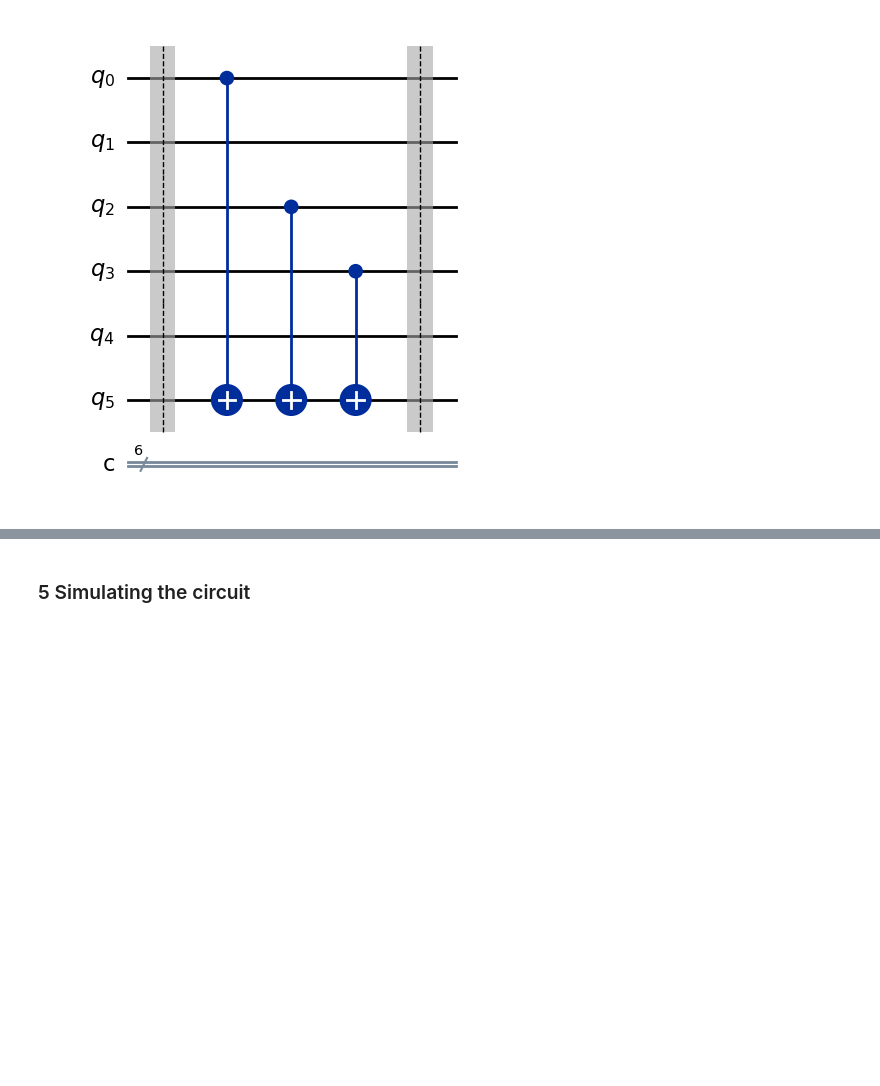
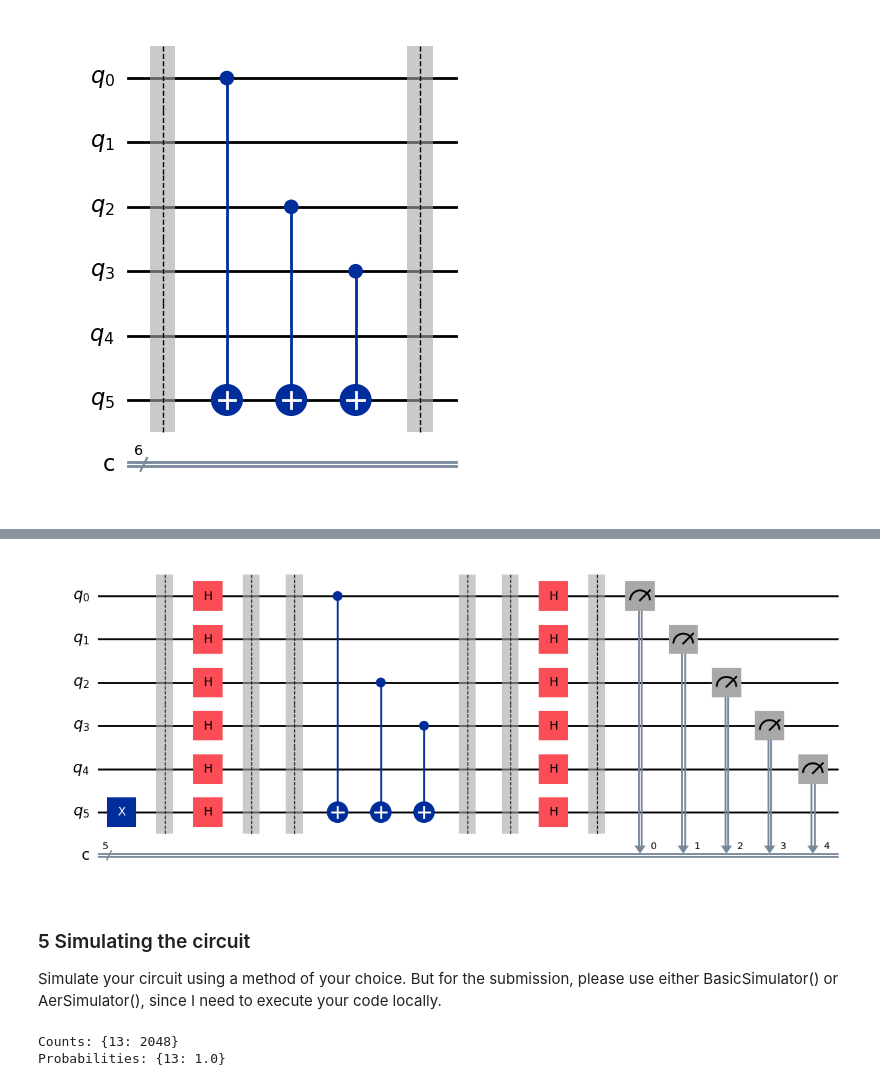
Before and after one commit to fetsare/Bernstein-Vazirani-in-Qiskit, a Jupyter notebook: bernstein-vazirani.ipynb, the cells around one changed output, grey strips where cells are left out. Drawn from its saved outputs; the diff is of its cells as text; code cells hidden in the pictures; blank space fills up the shorter version.

```diff
--- a/bernstein-vazirani.ipynb
+++ b/bernstein-vazirani.ipynb
@@ -66,2 +78,46 @@ c: 6/═════════════════════
+# %%
+def measure(circuit, n):
+    for q in range(n):
+        circuit.measure(q, q)
+
+def bernstein_vazirani(a):
+    n = len(a)
+    circuit = QuantumCircuit(n + 1, n)
+    circuit.x(n)
+    Hadamards(circuit)
+    inner_product(circuit, a)
+    Hadamards(circuit)
+    measure(circuit, n)
+    return circuit
+
+bernstein_vazirani("01101").draw("mpl")
+# %% [output]
+[figure, added]
 # %% [markdown]
 ### 5 Simulating the circuit
+Simulate your circuit using a method of your choice. But for the submission, please
+use either BasicSimulator() or AerSimulator(), since I need to execute your code locally.
+# %%
+from qiskit.providers.basic_provider import BasicSimulator
+from qiskit_aer import AerSimulator
+
+def get_probabilities(counts, shots):
+    return {key : value / shots for key , value in counts.items()}
+
+def decimalize_keys(dictionary):
+    return {int(k, 2): v for k, v in dictionary.items()}
+
+def simulate(a, n_shots):
+    circuit = bernstein_vazirani(a)
+    #backend = BasicSimulator()
+    backend = AerSimulator()
+    result = backend.run(circuit, shots=n_shots).result()
+    counts = result.get_counts()
+    probs = get_probabilities(counts, shots=n_shots)
+    print ("Counts:" , decimalize_keys(counts))
+    print ("Probabilities:" , decimalize_keys(probs))
+
+simulate("01101", 2048)
+# %% [output]
+Counts: {13: 2048}
+Probabilities: {13: 1.0}
```
Also changed, not shown: parts of 6 cells of this notebook.
